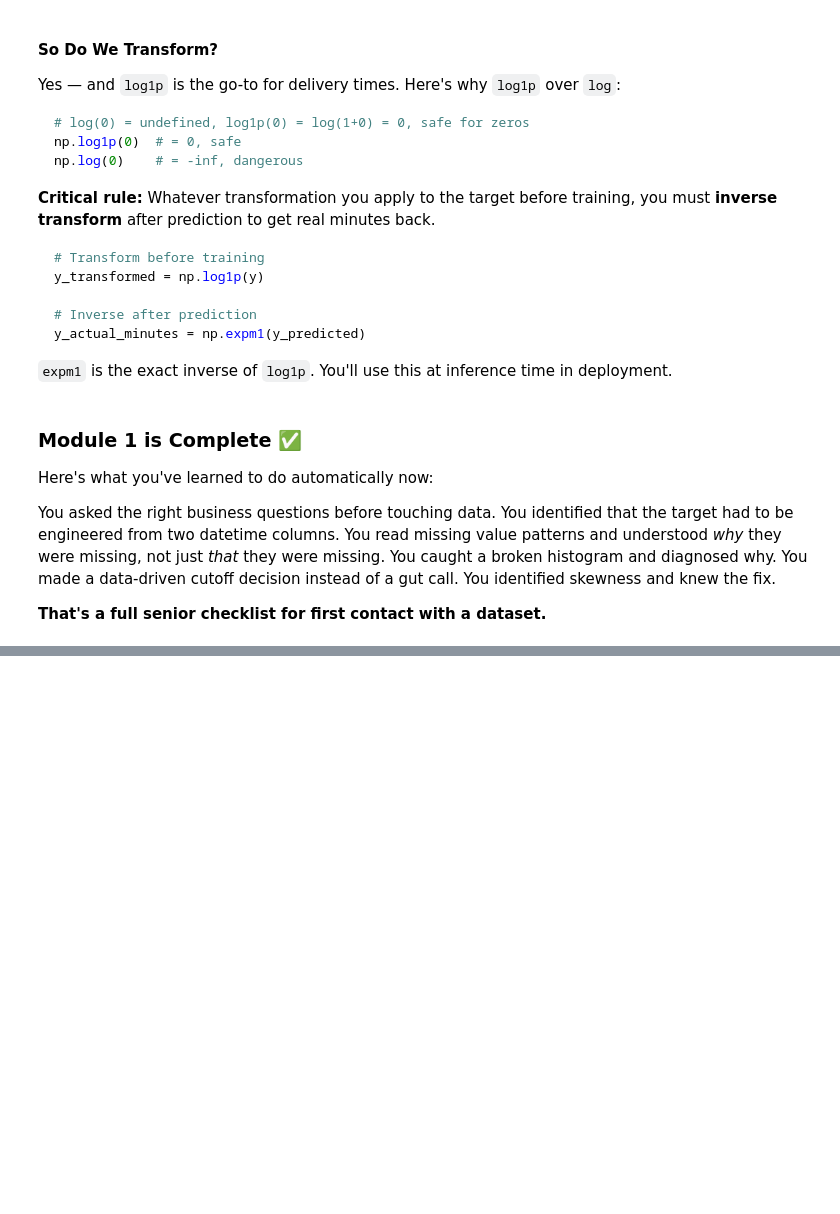
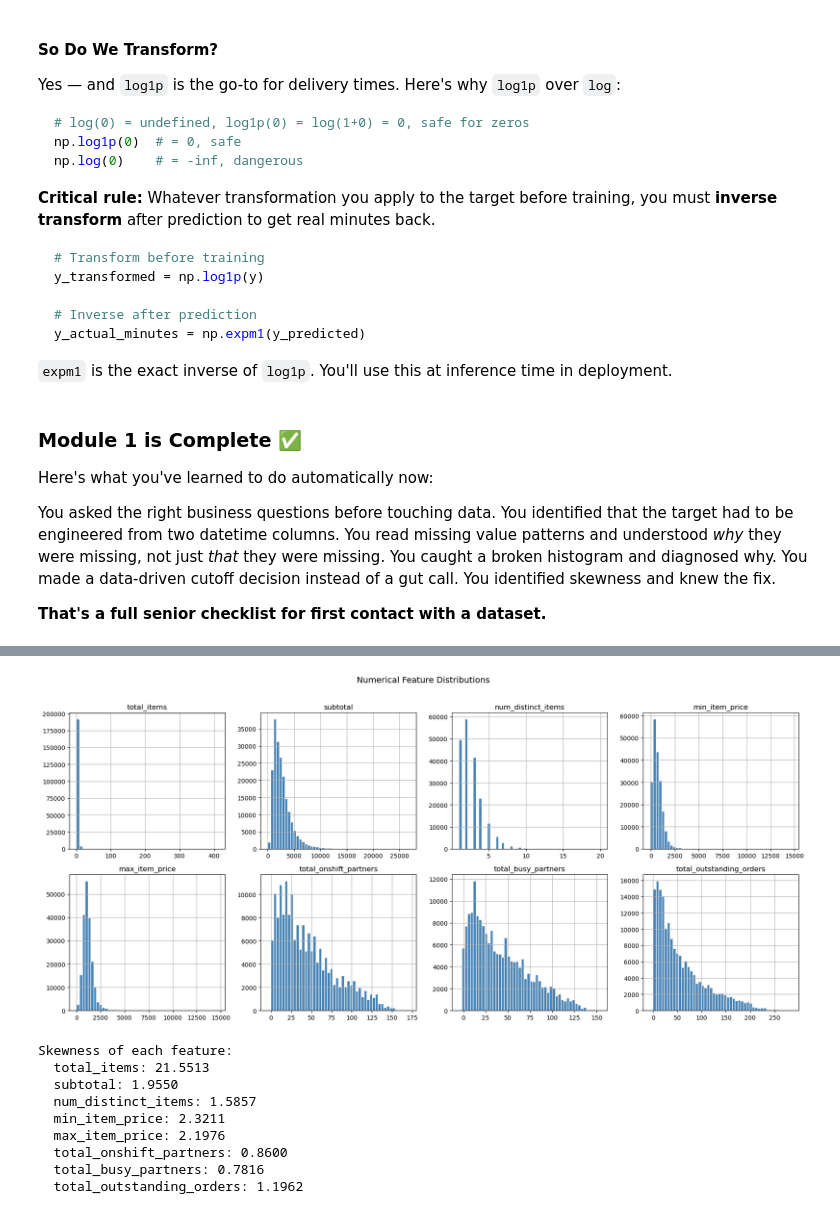
Before and after one commit to sayed-ashfaq/PorterOrg_Regression_problem, a Jupyter notebook: Porter_NN.ipynb, the cells around one changed output, grey strips where cells are left out. Saved outputs shown, nothing was run; the diff lists cells and outputs as text; code cells hidden in the pictures; blank space fills up the shorter version.

```diff
--- a/Porter_NN.ipynb
+++ b/Porter_NN.ipynb
@@ -267,0 +336,34 @@ You asked the right business questions before touching data. You identified that
+# %%
+### Feature Analysis - Numerical features
+numerical_cols = ['total_items', 'subtotal', 'num_distinct_items',
+                  'min_item_price', 'max_item_price',
+                  'total_onshift_partners', 'total_busy_partners',
+                  'total_outstanding_orders']
+
+fig, axes = plt.subplots(2, 4, figsize=(18, 8))
+axes = axes.flatten()
+
+for i, col in enumerate(numerical_cols):
+    df_clean[col].hist(bins=50, ax=axes[i], color='steelblue', edgecolor='white')
+    axes[i].set_title(col)
+    axes[i].set_xlabel('')
+
+plt.suptitle('Numerical Feature Distributions', fontsize=14, y=1.02)
+plt.tight_layout()
+plt.show()
+
+# Skewness for each
+print("Skewness of each feature:")
+for col in numerical_cols:
+    print(f"  {col}: {df_clean[col].skew():.4f}")
+# %% [output]
+[figure, added]
+Skewness of each feature:
+  total_items: 21.5513
+  subtotal: 1.9550
+  num_distinct_items: 1.5857
+  min_item_price: 2.3211
+  max_item_price: 2.1976
+  total_onshift_partners: 0.8600
+  total_busy_partners: 0.7816
+  total_outstanding_orders: 1.1962
```
Also changed, not shown: parts of 11 cells of this notebook.
